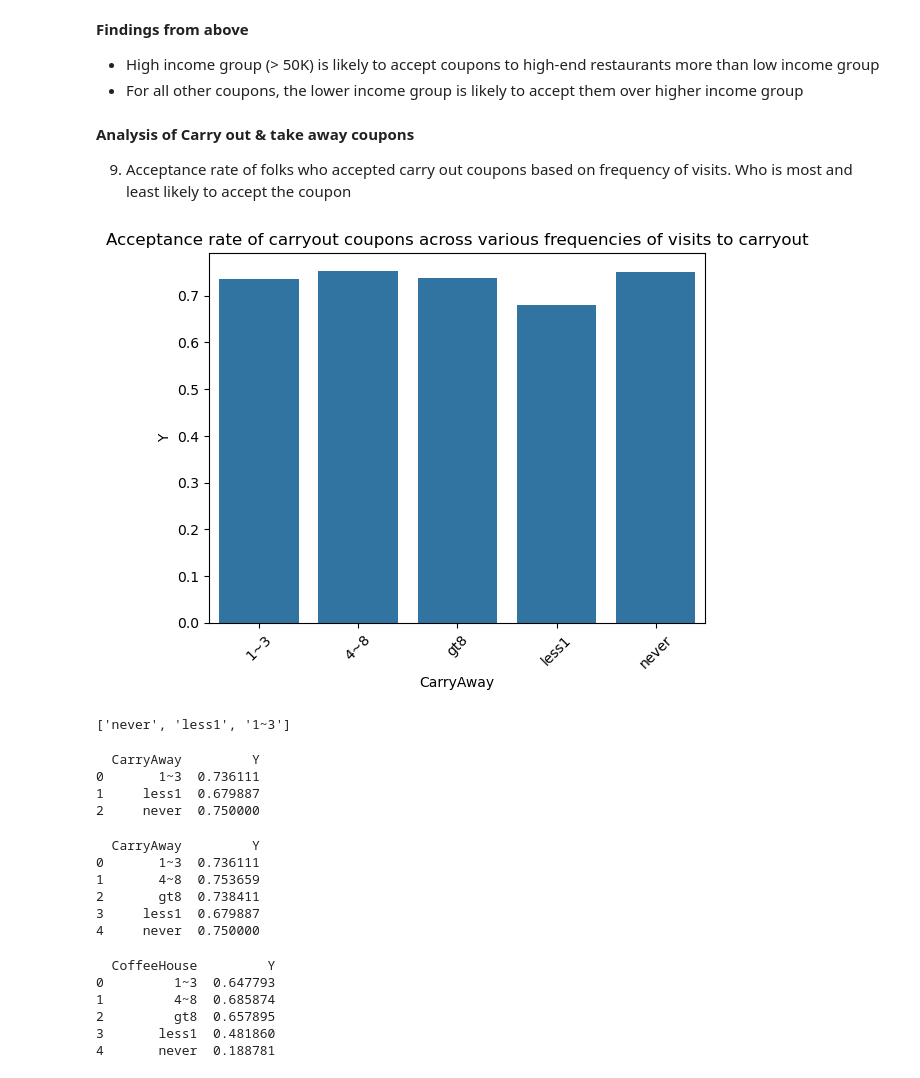
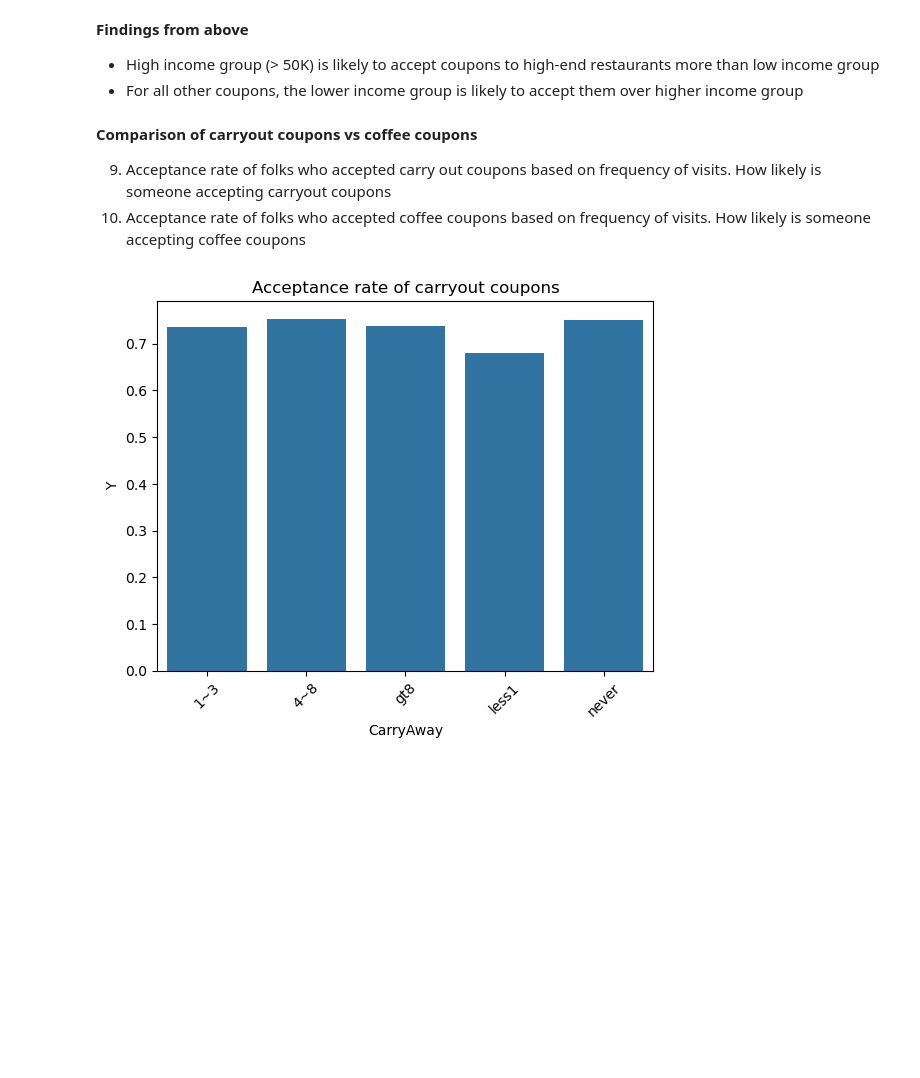
Before and after one commit to akshaynk21/ml-playground, a Jupyter notebook: coupon_application1/coupons.ipynb, the cells around one changed output. Saved outputs shown, nothing was run; the diff lists cells and outputs as text; code cells hidden in the pictures; blank space fills up the shorter version.

```diff
--- a/coupon_application1/coupons.ipynb
+++ b/coupon_application1/coupons.ipynb
@@ -327,50 +312,21 @@ plt.show()
 - High income group (> 50K) is likely to accept coupons to high-end restaurants more than low income group
 - For all other coupons, the lower income group is likely to accept them over higher income group
 # %% [markdown]
-**Analysis of Carry out & take away coupons**
+**Comparison of carryout coupons vs coffee coupons**
 
-9. Acceptance rate of folks who accepted carry out coupons based on frequency of visits. Who is most and least likely to accept the coupon
+9. Acceptance rate of folks who accepted carry out coupons based on frequency of visits. How likely is someone accepting carryout coupons
+10. Acceptance rate of folks who accepted coffee coupons based on frequency of visits. How likely is someone accepting coffee coupons
 # %%
 # Create a dataframe for carryout coupons
 df_carryout = data.loc[data['coupon'] == 'Carry out & Take away']
 
-# get the acceptance rate
+# get the acceptance rate of carryout coupons based on frequency of visits to carryout places
 df_carryout = df_carryout.groupby('CarryAway')['Y'].mean().reset_index()
+
+# Visualization of carryout coupons acceptance rate
 sns.barplot(data = df_carryout, x = 'CarryAway', y = 'Y')
 plt.xticks(rotation = 45)
-plt.title('Acceptance rate of carryout coupons across various frequencies of visits to carryout')
+plt.title('Acceptance rate of carryout coupons')
 plt.show()
 # %% [output]
-[figure, old version]
+[figure, new version]
-# %%
-print(less_than_3)
-# %% [output]
-['never', 'less1', '1~3']
-# %%
-df_carryout_lowfreq = df_carryout.loc[df_carryout['CarryAway'].isin(less_than_3)].groupby('CarryAway')['Y'].mean().reset_index()
-print(df_carryout_lowfreq)
-# %% [output]
-  CarryAway         Y
-0       1~3  0.736111
-1     less1  0.679887
-2     never  0.750000
-# %%
-df_carryout_rate = df_carryout.groupby('CarryAway')['Y'].mean().reset_index()
-print(df_carryout_rate)
-# %% [output]
-  CarryAway         Y
-0       1~3  0.736111
-1       4~8  0.753659
-2       gt8  0.738411
-3     less1  0.679887
-4     never  0.750000
-# %%
-df_coffee_rate = data.loc[data['coupon'] == 'Coffee House'].groupby('CoffeeHouse')['Y'].mean().reset_index()
-print(df_coffee_rate)
-# %% [output]
-  CoffeeHouse         Y
-0         1~3  0.647793
-1         4~8  0.685874
-2         gt8  0.657895
-3       less1  0.481860
-4       never  0.188781
```
Also changed, not shown: parts of 17 cells of this notebook, 1 other file.
